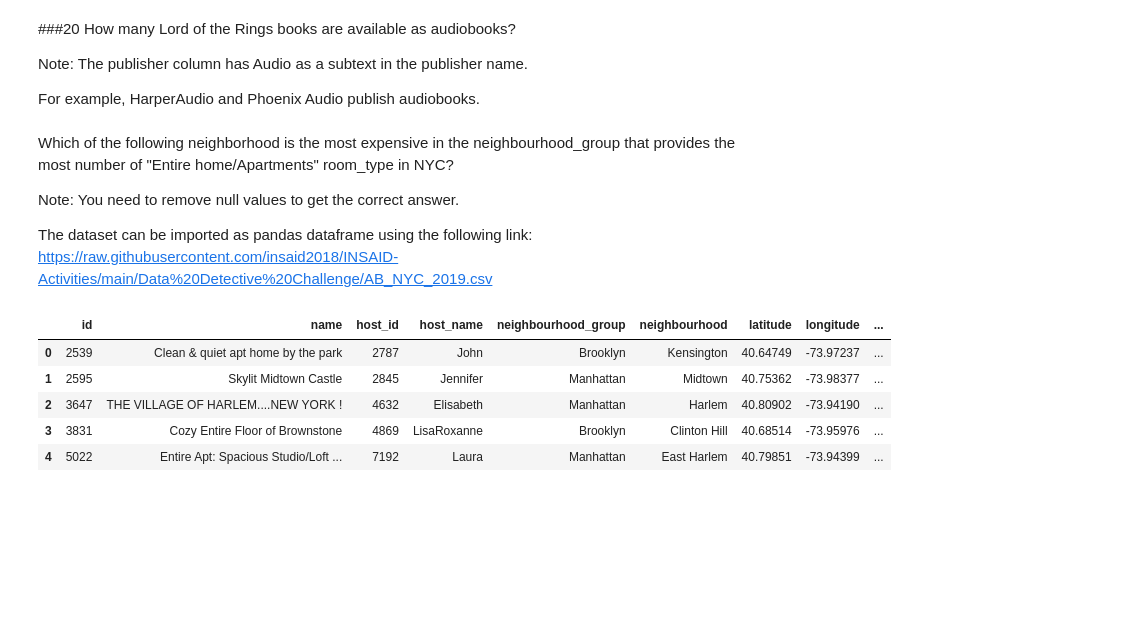
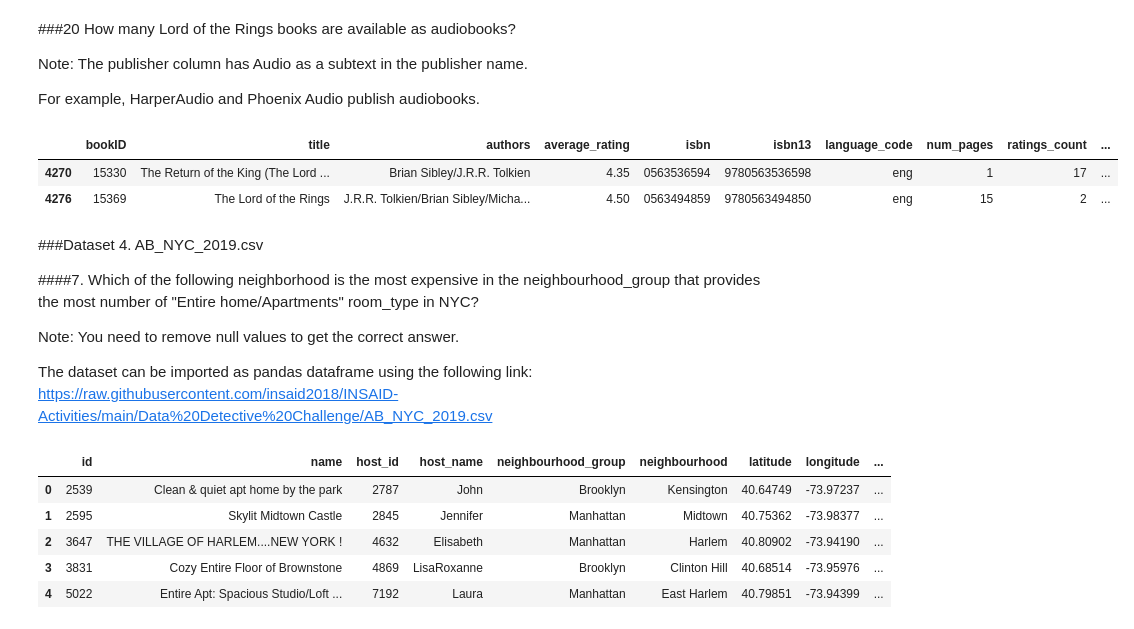
Before and after one commit to Archandra12/Term4-Projects, a Jupyter notebook: Pandas_testINSAID.ipynb, the cells around one changed output. Cells and saved outputs as stored; diff of their text form; code cells hidden in the pictures; blank space fills up the shorter version.

```diff
--- a/Pandas_testINSAID.ipynb
+++ b/Pandas_testINSAID.ipynb
@@ -368,8 +352,16 @@ df_goodreads.head()
 Note: The publisher column has Audio as a subtext in the publisher name.
 
 For example, HarperAudio and Phoenix Audio publish audiobooks.
+# %%
+df_goodreads[(df_goodreads.publisher.str.contains('udio')) & (df_goodreads.title.str.contains('Lord of the Rings'))]
+# %% [output]
+|  | bookID | title | authors | average_rating | isbn | isbn13 | language_code | num_pages | ratings_count | ... |
+| 4270 | 15330 | The Return of the King (The Lord ... | Brian Sibley/J.R.R. Tolkien | 4.35 | 0563536594 | 9780563536598 | eng | 1 | 17 | ... |
+| 4276 | 15369 | The Lord of the Rings | J.R.R. Tolkien/Brian Sibley/Micha... | 4.50 | 0563494859 | 9780563494850 | eng | 15 | 2 | ... |
 # %% [markdown]
-Which of the following neighborhood is the most expensive in the neighbourhood_group that provides the most number of "Entire home/Apartments" room_type in NYC?
+###Dataset 4. AB_NYC_2019.csv
+
+####7. Which of the following neighborhood is the most expensive in the neighbourhood_group that provides the most number of "Entire home/Apartments" room_type in NYC?
 
 Note: You need to remove null values to get the correct answer.
 
```
Also changed, not shown: parts of 30 cells of this notebook.
